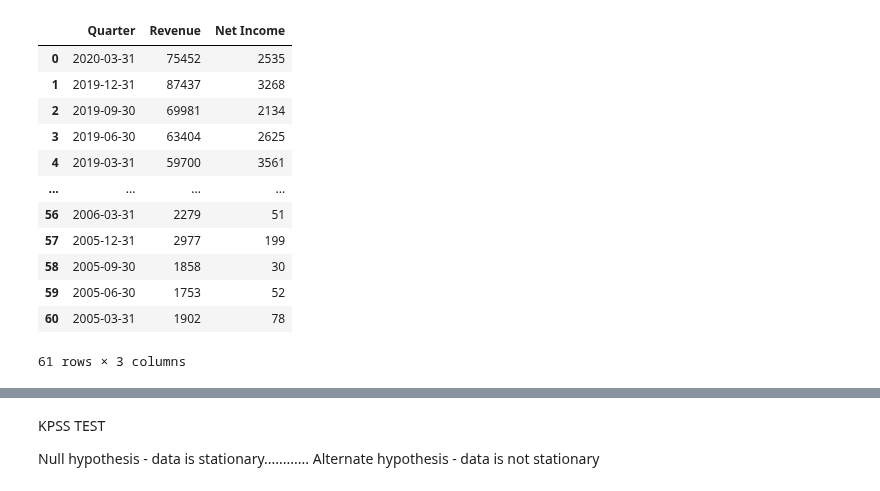
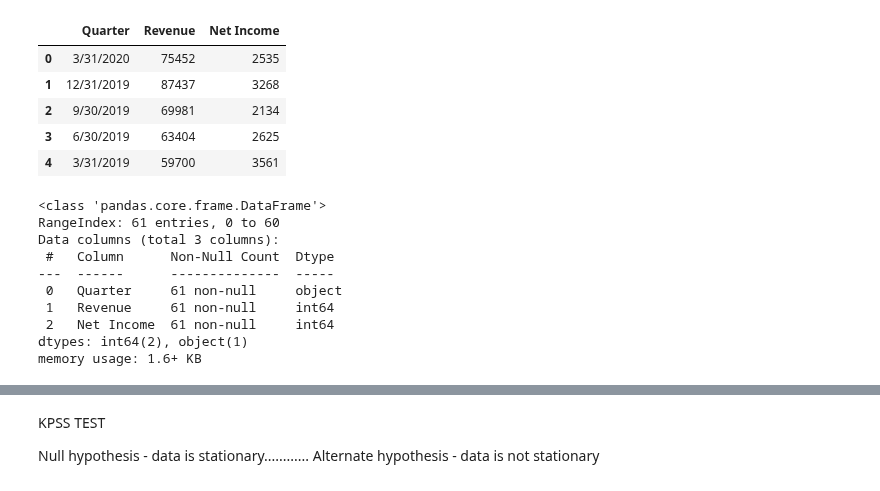
Before and after one commit to anshu57/Data-Science-Portfolio, a Jupyter notebook: ML Micro Projects/notebooks/Time Series Analysis/TimeSeriesDecompose.ipynb, the cells around one changed output, grey strips where cells are left out. Drawn from its saved outputs; the diff is of its cells as text; code cells hidden in the pictures.

```diff
--- a/ML Micro Projects/notebooks/Time Series Analysis/TimeSeriesDecompose.ipynb
+++ b/ML Micro Projects/notebooks/Time Series Analysis/TimeSeriesDecompose.ipynb
@@ -15,16 +10,24 @@ df = pd.read_csv('/Users/anshugangwar/Desktop/Anshu/Data Science Portfolio/ML Mi
-# %%
-df
-# %% [output]
-|  | Quarter | Revenue | Net Income |
-| 0 | 2020-03-31 | 75452 | 2535 |
-| 1 | 2019-12-31 | 87437 | 3268 |
-| 2 | 2019-09-30 | 69981 | 2134 |
-| 3 | 2019-06-30 | 63404 | 2625 |
-| 4 | 2019-03-31 | 59700 | 3561 |
-| ... | ... | ... | ... |
-| 56 | 2006-03-31 | 2279 | 51 |
-| 57 | 2005-12-31 | 2977 | 199 |
-| 58 | 2005-09-30 | 1858 | 30 |
-| 59 | 2005-06-30 | 1753 | 52 |
-| 60 | 2005-03-31 | 1902 | 78 |
-61 rows × 3 columns
+# %%
+df = pd.read_csv('/Users/anshugangwar/Desktop/Anshu/Data Science Portfolio/ML Micro Projects/data/raw/amazon_revenue_profit.csv')
+# %%
+df.head()
+# %% [output]
+|  | Quarter | Revenue | Net Income |
+| 0 | 3/31/2020 | 75452 | 2535 |
+| 1 | 12/31/2019 | 87437 | 3268 |
+| 2 | 9/30/2019 | 69981 | 2134 |
+| 3 | 6/30/2019 | 63404 | 2625 |
+| 4 | 3/31/2019 | 59700 | 3561 |
+# %%
+df.info()
+# %% [output]
+<class 'pandas.core.frame.DataFrame'>
+RangeIndex: 61 entries, 0 to 60
+Data columns (total 3 columns):
+ #   Column      Non-Null Count  Dtype
+---  ------      --------------  -----
+ 0   Quarter     61 non-null     object
+ 1   Revenue     61 non-null     int64
+ 2   Net Income  61 non-null     int64
+dtypes: int64(2), object(1)
+memory usage: 1.6+ KB
```
Also changed, not shown: parts of 5 cells of this notebook, 3 other files.
